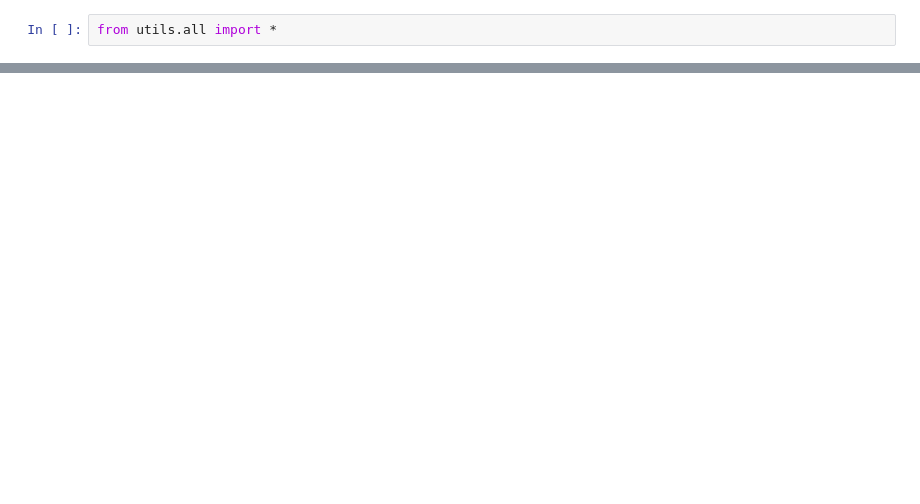
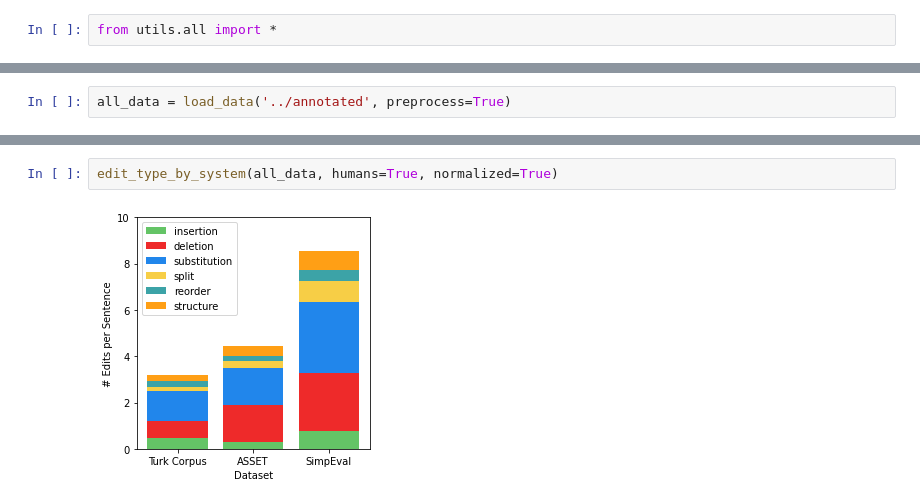
Before and after one commit to Yao-Dou/ts-annotation-tool, a Jupyter notebook: data/analysis/datasets.ipynb, the cells around one changed output, grey strips where cells are left out. Cells and saved outputs as stored; diff of their text form; blank space fills up the shorter version.

```diff
--- a/data/analysis/datasets.ipynb
+++ b/data/analysis/datasets.ipynb
@@ -42,0 +46,2 @@ edit_type_by_system(new_data + old_data, flipped=True, normalized=True, all_data
+# %%
+all_data = load_data('../annotated', preprocess=True)
@@ -42,0 +66,4 @@ edit_type_by_system(new_data + old_data, flipped=True, normalized=True, all_data
+# %%
+edit_type_by_system(all_data, humans=True, normalized=True)
+# %% [output]
+[figure, added]
```
Also changed, not shown: parts of 7 cells of this notebook, 19 other files.
